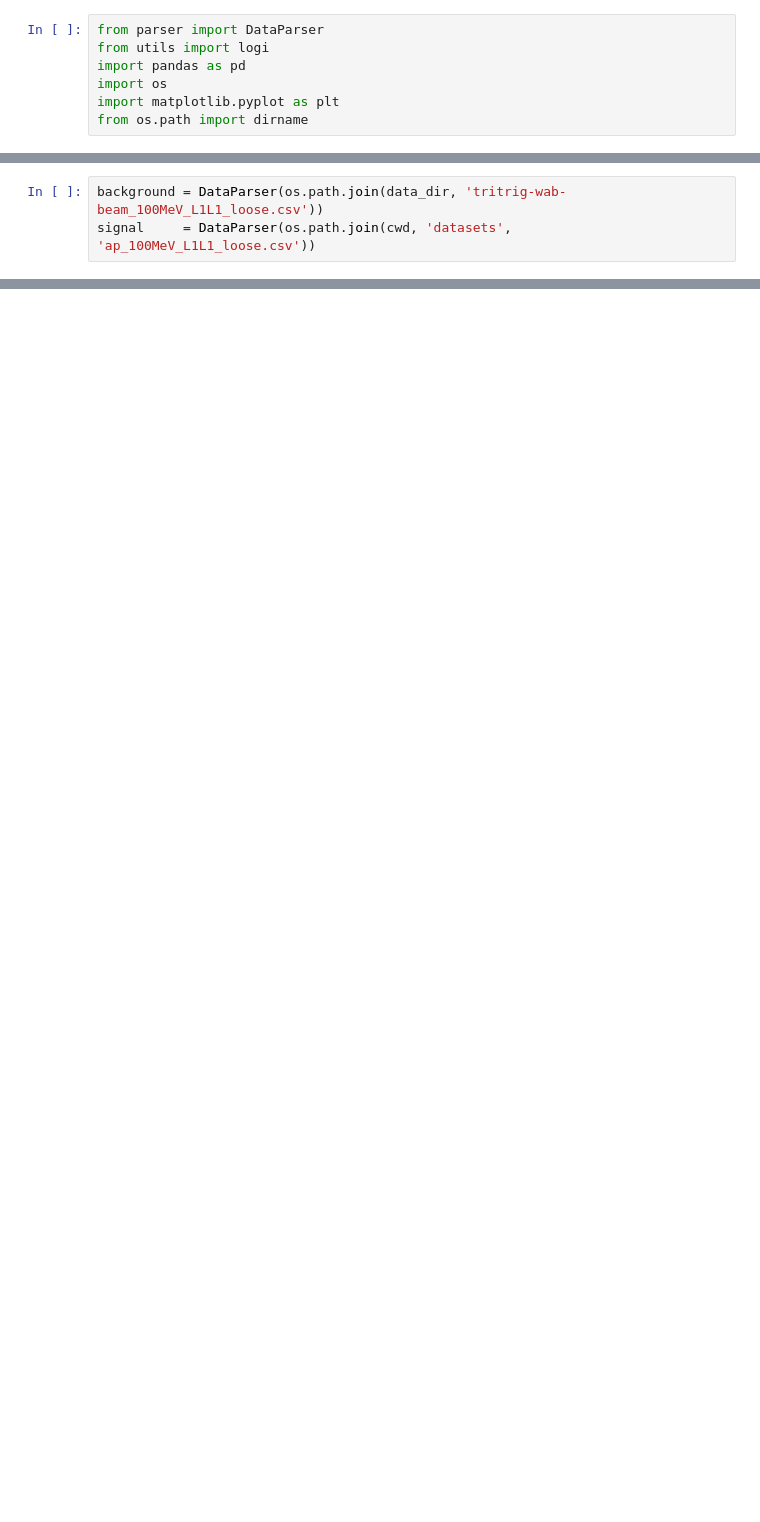
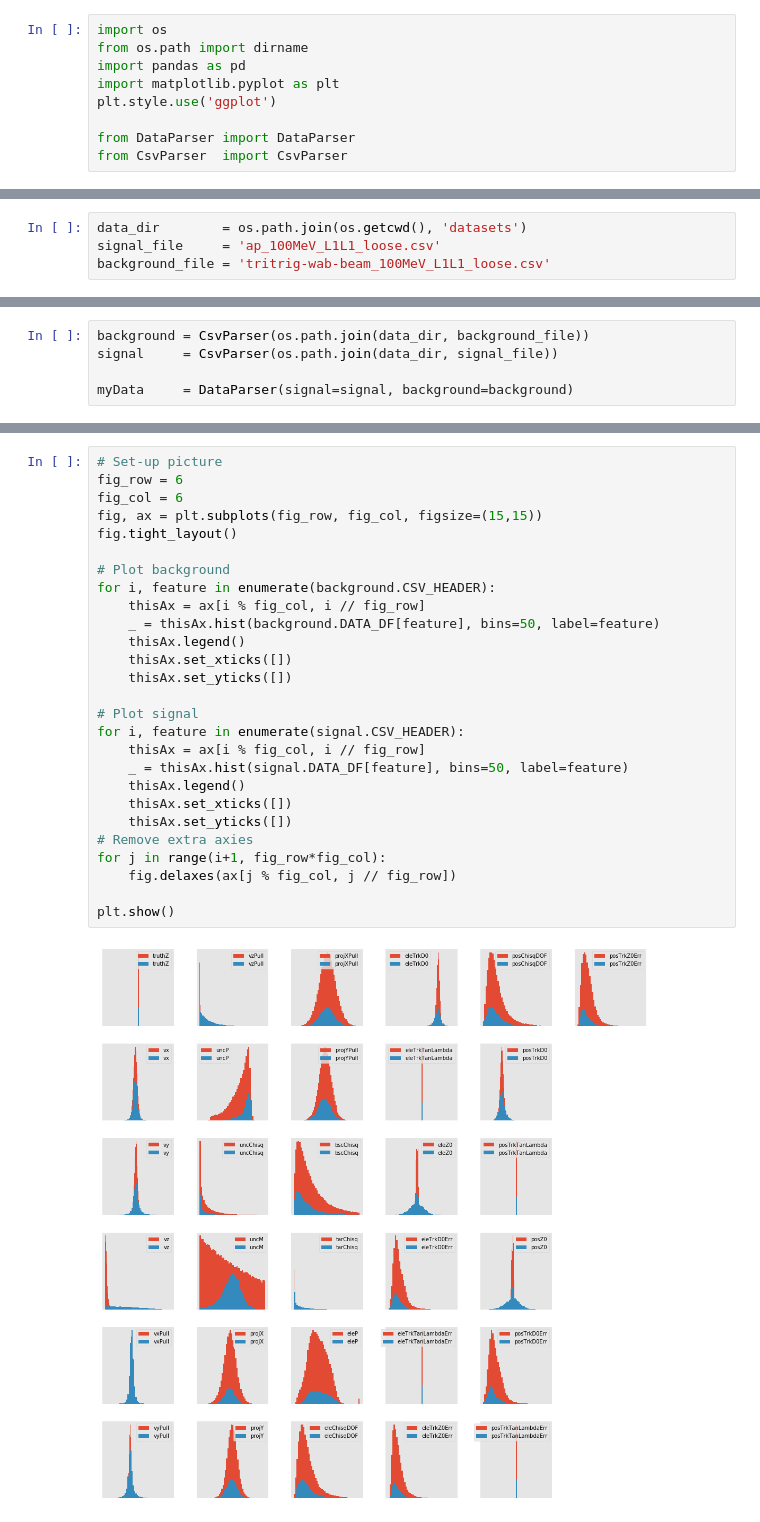
Before and after one commit to pietro-caragiulo/cs230-project, a Jupyter notebook: notebooks/pietro.ipynb, the cells around one changed output, grey strips where cells are left out. Cells and saved outputs as stored; diff of their text form; blank space fills up the shorter version.

Commit message:
Added CsvParser and DataParser classes

```diff
--- a/notebooks/pietro.ipynb
+++ b/notebooks/pietro.ipynb
@@ -1,7 +4,9 @@
 # %%
-from parser import DataParser
-from utils import logi
+import os
+from os.path import dirname
 import pandas as pd
-import os
 import matplotlib.pyplot as plt
-from os.path import dirname
+plt.style.use('ggplot')
+
+from DataParser import DataParser
+from CsvParser  import CsvParser
@@ -13,0 +17,4 @@ print(data_dir)
+# %%
+data_dir        = os.path.join(os.getcwd(), 'datasets')
+signal_file     = 'ap_100MeV_L1L1_loose.csv'
+background_file = 'tritrig-wab-beam_100MeV_L1L1_loose.csv'
@@ -14,4 +26,6 @@ print(data_dir)
 # %%
-background = DataParser(os.path.join(data_dir, 'tritrig-wab-beam_100MeV_L1L1_loose.csv'))
-signal     = DataParser(os.path.join(cwd, 'datasets', 'ap_100MeV_L1L1_loose.csv'))
+background = CsvParser(os.path.join(data_dir, background_file))
+signal     = CsvParser(os.path.join(data_dir, signal_file))
+
+myData     = DataParser(signal=signal, background=background)
 # %% [output]
@@ -28,0 +106,29 @@ plt.show()
+# %%
+# Set-up picture
+fig_row = 6
+fig_col = 6
+fig, ax = plt.subplots(fig_row, fig_col, figsize=(15,15))
+fig.tight_layout()
+
+# Plot background
+for i, feature in enumerate(background.CSV_HEADER):
+    thisAx = ax[i % fig_col, i // fig_row]
+    _ = thisAx.hist(background.DATA_DF[feature], bins=50, label=feature)
+    thisAx.legend()
+    thisAx.set_xticks([])
+    thisAx.set_yticks([])
+
+# Plot signal
+for i, feature in enumerate(signal.CSV_HEADER):
+    thisAx = ax[i % fig_col, i // fig_row]
+    _ = thisAx.hist(signal.DATA_DF[feature], bins=50, label=feature)
+    thisAx.legend()
+    thisAx.set_xticks([])
+    thisAx.set_yticks([])
+# Remove extra axies
+for j in range(i+1, fig_row*fig_col):
+    fig.delaxes(ax[j % fig_col, j // fig_row])
+
+plt.show()
+# %% [output]
+[figure, added]
```
Also changed, not shown: parts of 11 cells of this notebook, 5 other files.
